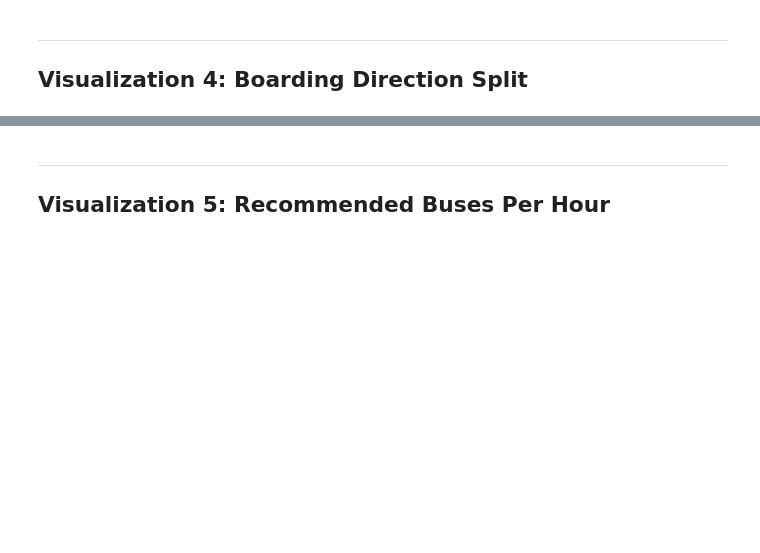
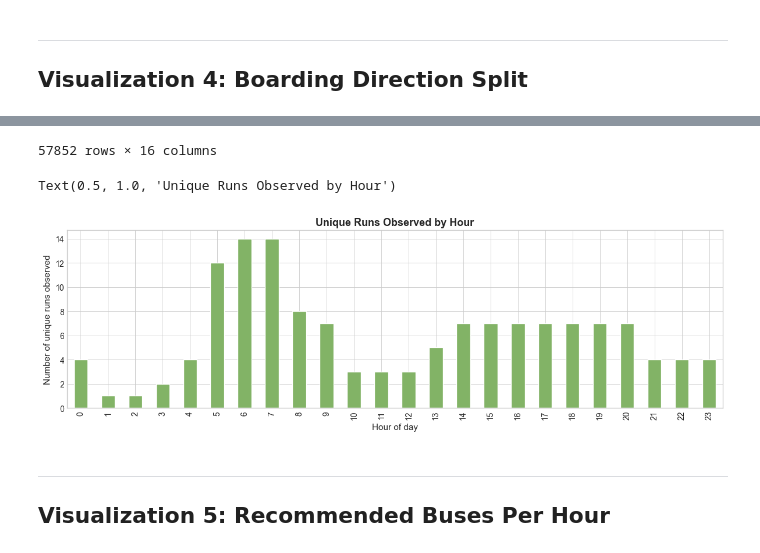
Before and after one commit to morgan1461/WMC-dashboard, a Jupyter notebook: analysis_notebooks/peak_hours.ipynb, the cells around one changed output, grey strips where cells are left out. Drawn from its saved outputs; the diff is of its cells as text; code cells hidden in the pictures; blank space fills up the shorter version.

```diff
--- a/analysis_notebooks/peak_hours.ipynb
+++ b/analysis_notebooks/peak_hours.ipynb
@@ -775,0 +763,15 @@ plt.show()
+# %%
+# find the number of unique runs observed in each hour
+display(mc_df)
+
+bus_counts = (
+    mc_df.groupby('hour')['run_id']
+    .nunique()
+    .reindex(range(24), fill_value=0)
+)
+
+bus_counts.plot(kind='bar', color='#82b366', figsize=(12, 4))
+plt.xlabel('Hour of day')
+plt.ylabel('Number of unique runs observed')
+plt.title('Unique Runs Observed by Hour')
+# %% [output]
@@ -776,3 +790,6 @@ plt.show()
+57852 rows × 16 columns
+Text(0.5, 1.0, 'Unique Runs Observed by Hour')
+[figure, added]
 # %% [markdown]
 
 ---
```
Also changed, not shown: parts of 13 cells of this notebook, 3 other files.
